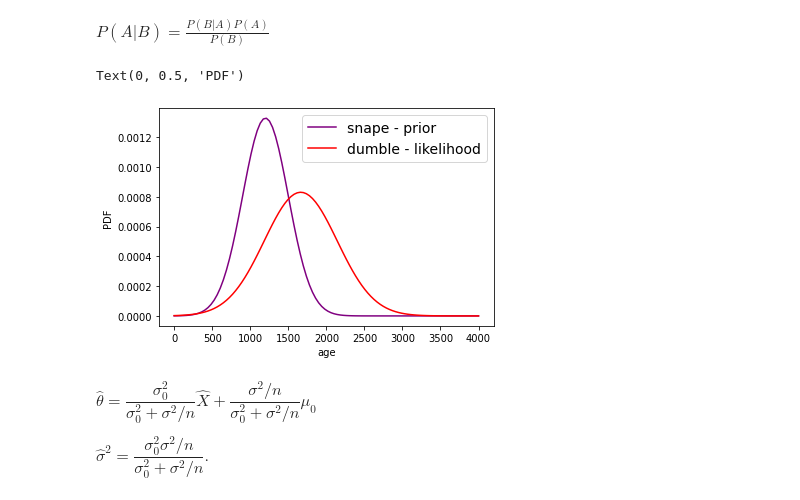
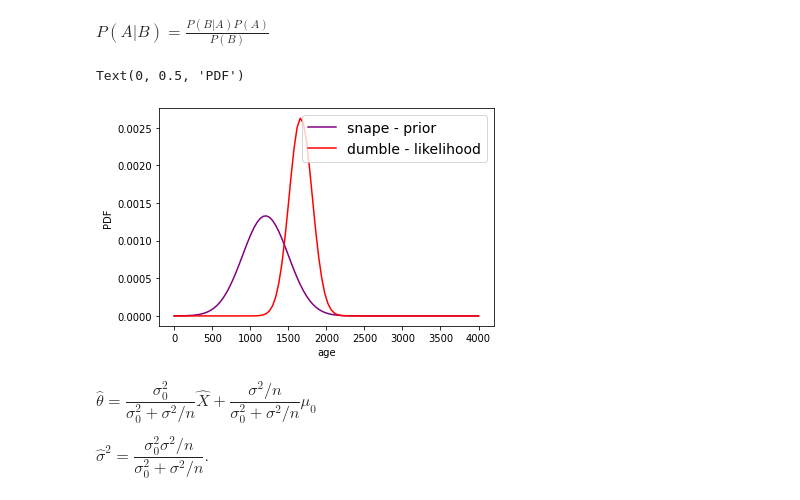
Before and after one commit to Clarke-Jools-36/DataAnalysis22, a Jupyter notebook: Chapter6_yourturn.ipynb, the cells around one changed output. Drawn from its saved outputs; the diff is of its cells as text; code cells hidden in the pictures.

```diff
--- a/Chapter6_yourturn.ipynb
+++ b/Chapter6_yourturn.ipynb
@@ -48,21 +48,21 @@ $P(A|B) = \frac{P(B|A) P(A)}{P(B)}$
 # %%
 from scipy.stats import norm
 
 prior_mean = 1200
 prior_std = 300
 
 d = np.linspace(0,4000,100)
 
-plt.plot(d,norm.pdf(d,prior_mean,prior_std),label='snape - prior',c='purple') #likelihood
-plt.plot(d,norm.pdf(d,data_mean,data_std),label='dumble - likelihood',c='red') # prior distribution
+plt.plot(d,norm.pdf(d,prior_mean,prior_std),label='snape - prior',c='purple') #prior
+plt.plot(d,norm.pdf(d,data_mean,data_std/np.sqrt(n)),label='dumble - likelihood',c='red') # likelihood, /sqrt(N) to make sure the larger the dataset size the smaller the spread
 
 plt.legend(loc='best',fontsize=14)
 
 plt.xlabel('age')
 plt.ylabel('PDF')
 # %% [output]
 Text(0, 0.5, 'PDF')
-[figure, old version]
+[figure, new version]
 # %% [markdown]
 $ \hat{\theta}  = \dfrac{\sigma_0^2}{\sigma_0^2 + \sigma^2/n} \hat{X}   +  \dfrac{\sigma^2/n} {\sigma_0^2 + \sigma^2/n} \mu_0
 $
```
Also changed, not shown: parts of 1 cell of this notebook.
